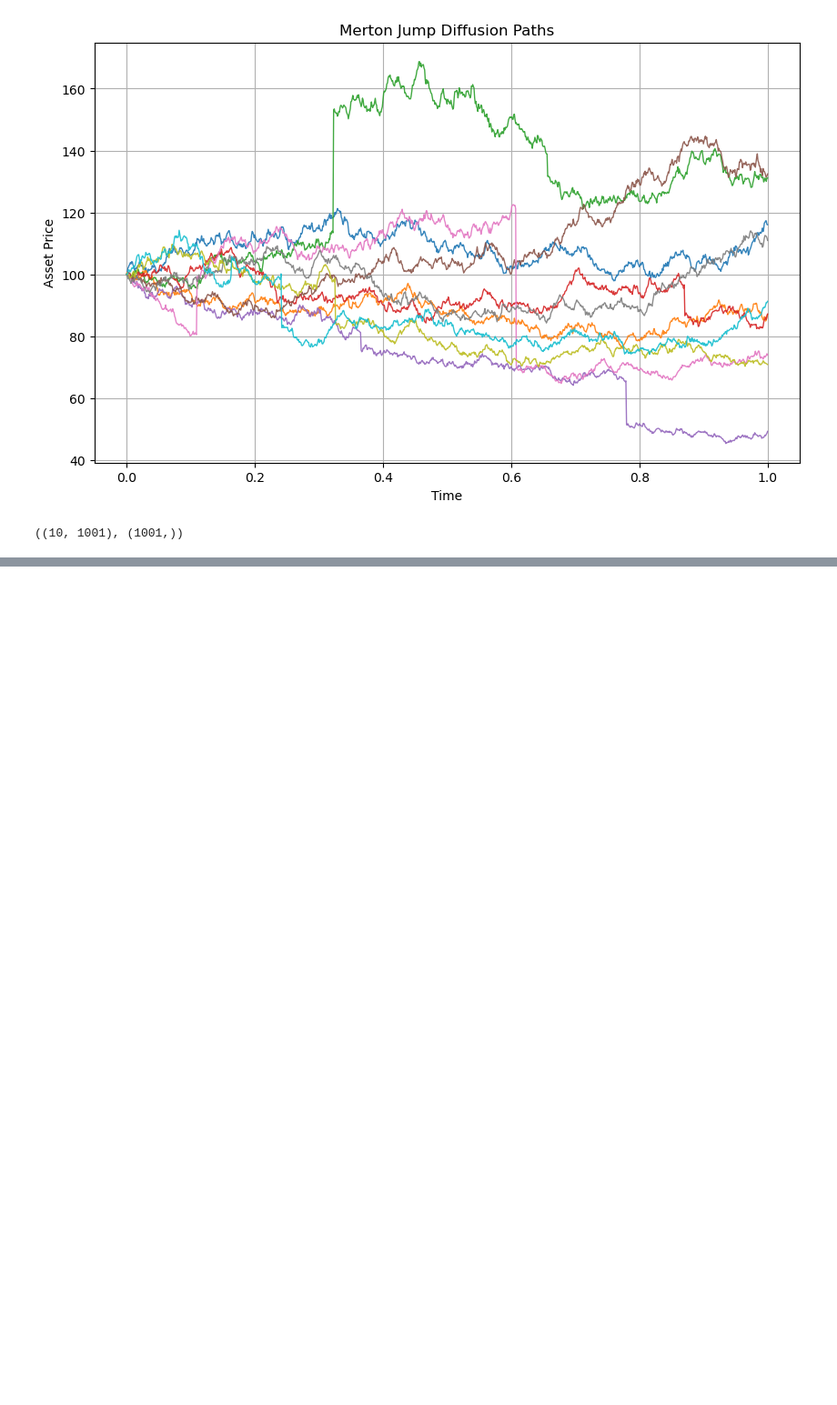
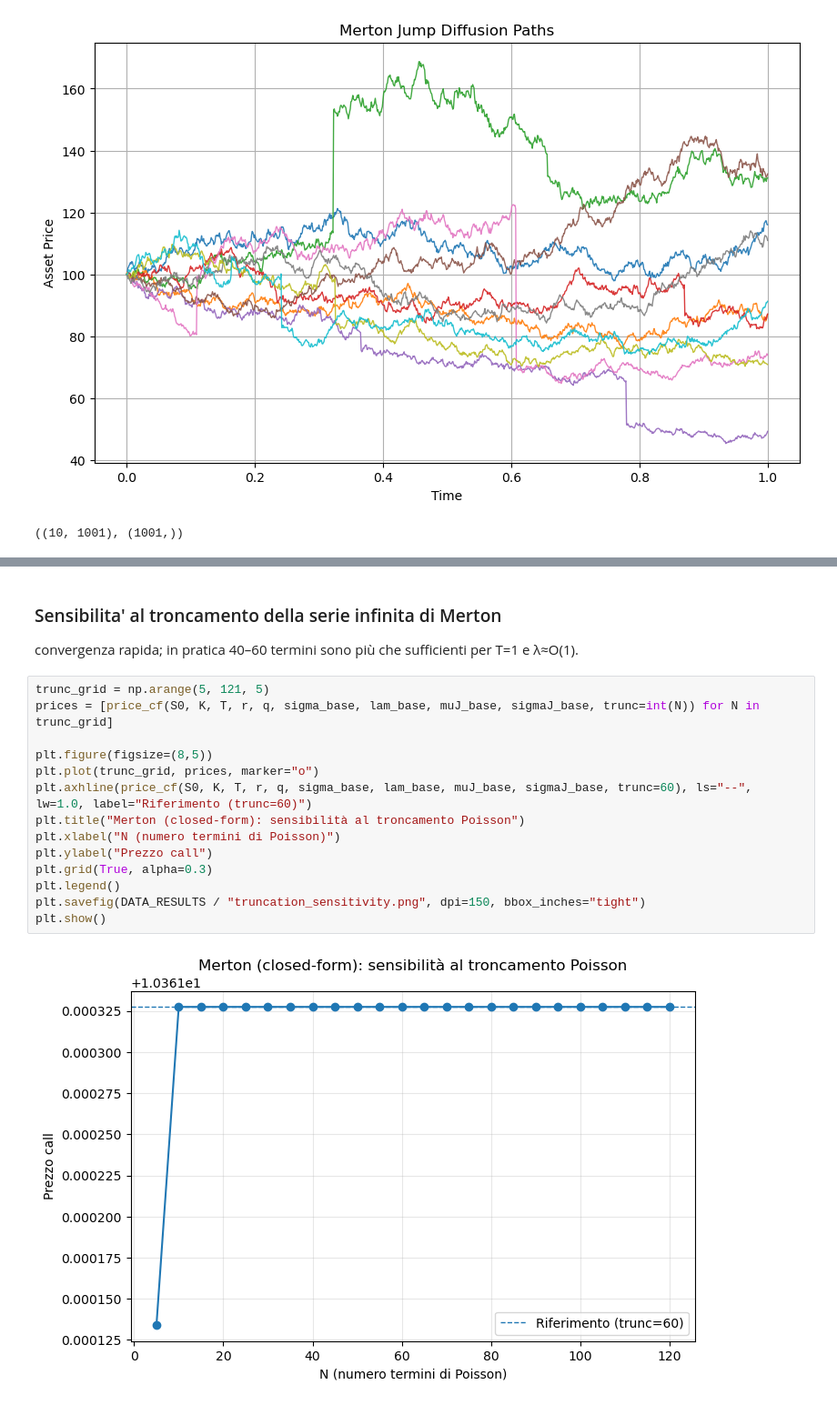
Before and after one commit to EmanueleLippi/Tesi_Opzioni_MonteCarlo, a Jupyter notebook: notebooks/03 -Merton_Jump_Diffusion.ipynb, the cells around one changed output, grey strips where cells are left out. Shown at 91% size. Saved outputs shown, nothing was run; the diff lists cells and outputs as text; blank space fills up the shorter version.

```diff
--- a/notebooks/03 -Merton_Jump_Diffusion.ipynb
+++ b/notebooks/03 -Merton_Jump_Diffusion.ipynb
@@ -126,0 +215,20 @@ plt.show()
+# %% [markdown]
+### Sensibilita' al troncamento della serie infinita di Merton
+
+convergenza rapida; in pratica 40–60 termini sono più che sufficienti per T=1 e λ≈O(1).
+# %%
+trunc_grid = np.arange(5, 121, 5)
+prices = [price_cf(S0, K, T, r, q, sigma_base, lam_base, muJ_base, sigmaJ_base, trunc=int(N)) for N in trunc_grid]
+
+plt.figure(figsize=(8,5))
+plt.plot(trunc_grid, prices, marker="o")
+plt.axhline(price_cf(S0, K, T, r, q, sigma_base, lam_base, muJ_base, sigmaJ_base, trunc=60), ls="--", lw=1.0, label="Riferimento (trunc=60)")
+plt.title("Merton (closed-form): sensibilità al troncamento Poisson")
+plt.xlabel("N (numero termini di Poisson)")
+plt.ylabel("Prezzo call")
+plt.grid(True, alpha=0.3)
+plt.legend()
+plt.savefig(DATA_RESULTS / "truncation_sensitivity.png", dpi=150, bbox_inches="tight")
+plt.show()
+# %% [output]
+[figure, added]
```
Also changed, not shown: parts of 12 cells of this notebook.
